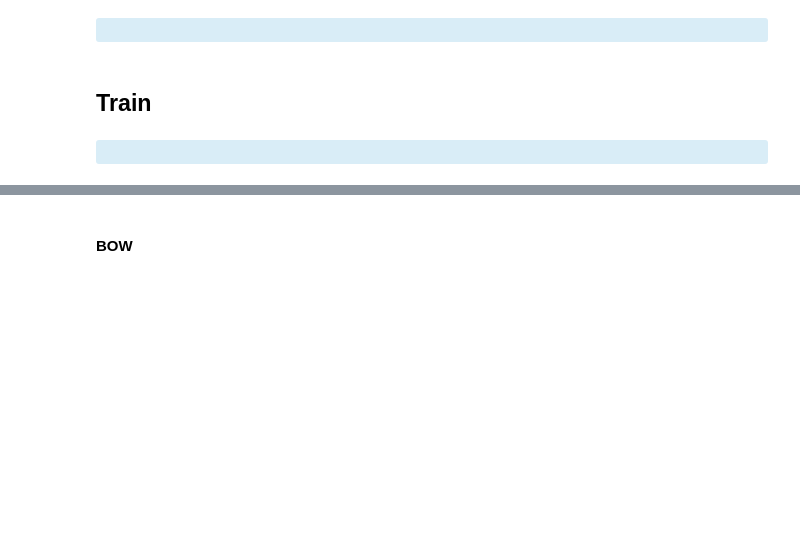
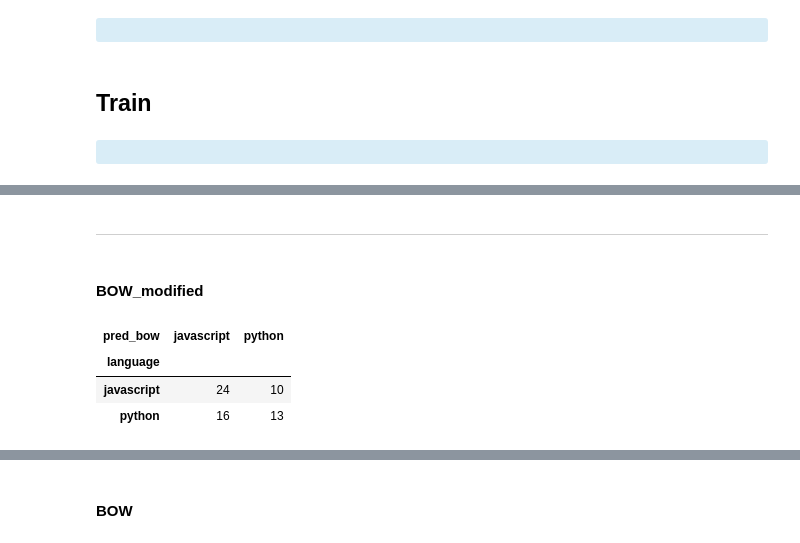
Before and after one commit to AC-Readme/nlp_project, a Jupyter notebook: final_project_notebook.ipynb, the cells around one changed output, grey strips where cells are left out. Cells and saved outputs as stored; diff of their text form; code cells hidden in the pictures; blank space fills up the shorter version.

```diff
--- a/final_project_notebook.ipynb
+++ b/final_project_notebook.ipynb
@@ -600,0 +601,9 @@ CountVectorizer(binary=True, min_df=4, ngram_range=(1, 2), stop_words='english')
+# %%
+# Create CountVectorizer, which create bag-of-words model feature
+vectorizer_m = CountVectorizer(stop_words='english',
+                             min_df=30,
+                             ngram_range=(1,2),
+                             binary=True)
+
+# Learn vocabulary in sentences
+vectorizer_m.fit(train.text_filtered)
@@ -618,0 +674,19 @@ TfidfVectorizer(binary=True, min_df=4, ngram_range=(1, 2), stop_words='english')
+# %% [markdown]
+***
+# %% [markdown]
+#### BOW_modified
+# %%
+bow = vectorizer_m.transform(train.text_filtered)
+X_bow_train_m = bow
+y = train['language']
+
+lm = LogisticRegression().fit(X_bow_train_m, y)
+train['pred_bow'] = lm.predict(X_bow_train_m)
+# %%
+# Results(train)
+pd.crosstab(train.language, train.pred_bow)
+# %% [output]
+| pred_bow | javascript | python |
+| language |  |  |
+| javascript | 24 | 10 |
+| python | 16 | 13 |
```
Also changed, not shown: parts of 73 cells of this notebook.
